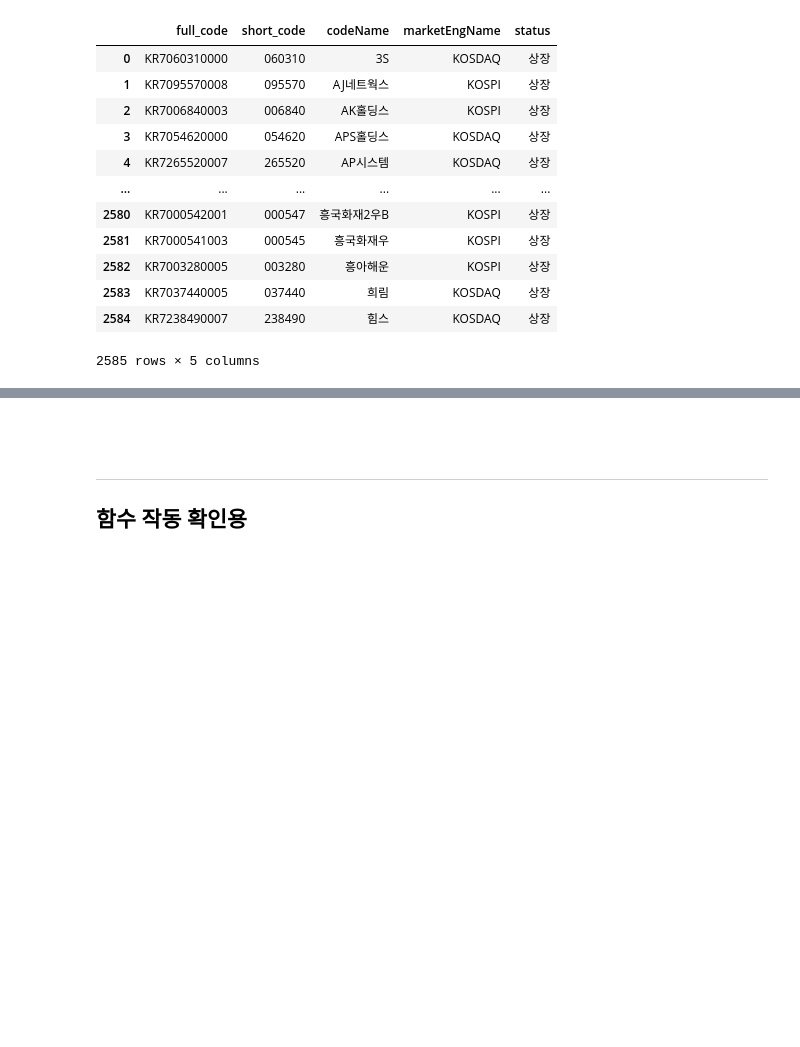
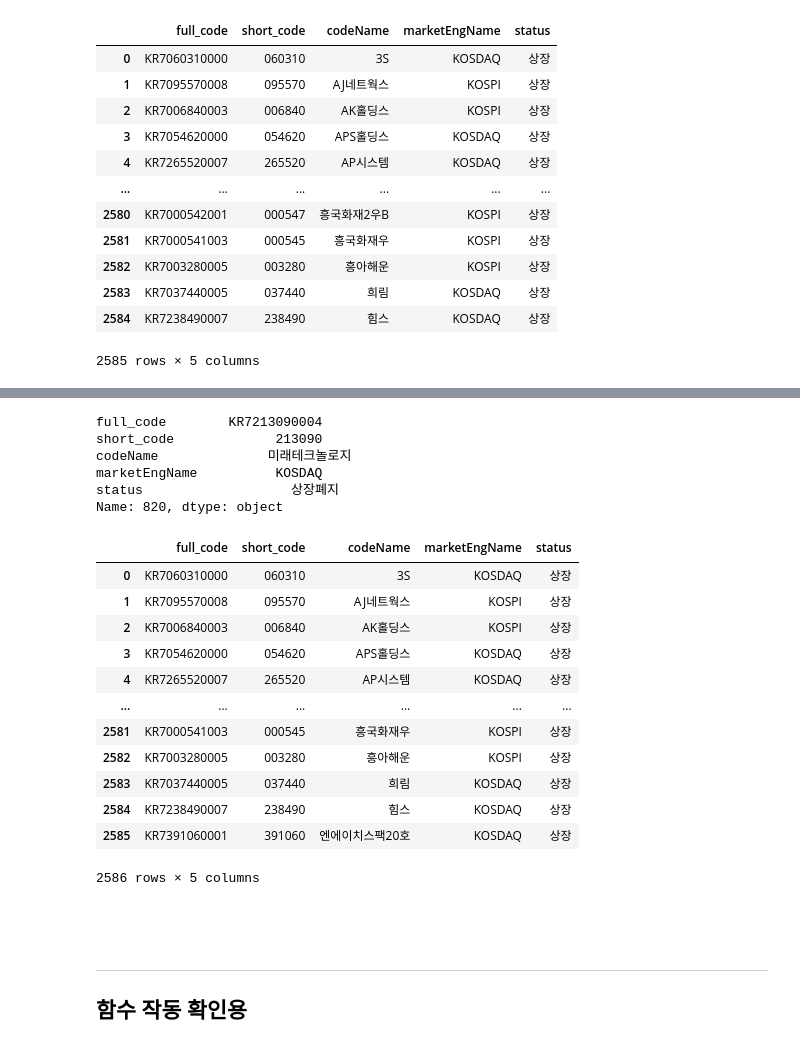
Before and after one commit to baeksumin/k-project, a Jupyter notebook: KRX_data.ipynb, the cells around one changed output, grey strips where cells are left out. Cells and saved outputs as stored; diff of their text form; code cells hidden in the pictures; blank space fills up the shorter version.

```diff
--- a/KRX_data.ipynb
+++ b/KRX_data.ipynb
@@ -179,26 +183,50 @@ def change_delisting(df, week_delisting,today):
+# %%
+def change_new_listing (df,new_listing):  #새로 상장된 주식 full_code에 추가하기
+
+  result =  new_listing.iloc[0,0] != '조회된 결과값이 없습니다.'
+
+  if (result):  #신규 상장이 있으면.
+
+    for i in range(new_listing.shape[0]):
+      if (new_listing.iloc[0,2] == '신규상장') :
+        new = KRX_search_fullcode(new_listing.iloc[i,0])
+        new['status']="상장"
+        df = df.append(new, ignore_index = True)
+        print(new.iloc[0,1]+' '+ new.iloc[0,2]+ ' 종목 추가')
+
+  return df
 # %%
 # 최종 full_code 업데이트 함수.
 def update_fullcode(df):
 
   day7, today = today_date()  #일주일 기간 날짜 구하기.
-
-  #임시 확인용.
   print('일주일 전 : '+ day7)
   print('오늘 : '+ today+'\n')
+
 
   print('-----------------------------------------------------------------------')
   print('한 주 상장폐지 종목 조회\n')
   week_delisting01 = week_delisting(day7,today) #한 주동안 상장폐지된 항목 조회
   week_delisting01['DELIST_DD'] = week_delisting01['DELIST_DD'].str.replace('/','')
-
-  #임시 확인용.
   print(week_delisting01+ '\n')
   print(week_delisting01['DELIST_DD'])
+  print('\n-------------------------------------------------------------------------\n')
+
 
   df = change_delisting(df, week_delisting01, today) # 상장폐지 항목 df에서 상장폐지 상태 변경.
   print('\n상장폐지 항목 상태 변경완료')
-  print('-------------------------------------------------------------------------')
+  print('-------------------------------------------------------------------------\n')
 
-  # 신규상장 df에 추가하기.
+  # 신규상장 종목 조회
+  print("당일 신규상장 종목 조회\n")
+  new_listing01 = new_listing(today)
+  print(new_listing01)
+  print('\n-------------------------------------------------------------------------\n')
+
+  #신규상장 상태 변경
+  df = change_new_listing (df,new_listing01)
+  print("신규상장 상태 변경 완료")
+  print('\n-------------------------------------------------------------------------\n')
+
 
   return df
@@ -241,0 +233,2 @@ Name: DELIST_DD, dtype: object
+# %%
+full_code = update_fullcode(full_code)
@@ -241,0 +253,26 @@ Name: DELIST_DD, dtype: object
+# %%
+# 상장 폐지 상태로 변경되었는지 확인.
+full_code.iloc[820,:]
+# %% [output]
+full_code        KR7213090004
+short_code             213090
+codeName              미래테크놀로지
+marketEngName          KOSDAQ
+status                   상장폐지
+Name: 820, dtype: object
+# %%
+full_code # 맨 마지막 열에 오늘 상장된 주식 추가된 거 확인.
+# %% [output]
+|  | full_code | short_code | codeName | marketEngName | status |
+| 0 | KR7060310000 | 060310 | 3S | KOSDAQ | 상장 |
+| 1 | KR7095570008 | 095570 | AJ네트웍스 | KOSPI | 상장 |
+| 2 | KR7006840003 | 006840 | AK홀딩스 | KOSPI | 상장 |
+| 3 | KR7054620000 | 054620 | APS홀딩스 | KOSDAQ | 상장 |
+| 4 | KR7265520007 | 265520 | AP시스템 | KOSDAQ | 상장 |
+| ... | ... | ... | ... | ... | ... |
+| 2581 | KR7000541003 | 000545 | 흥국화재우 | KOSPI | 상장 |
+| 2582 | KR7003280005 | 003280 | 흥아해운 | KOSPI | 상장 |
+| 2583 | KR7037440005 | 037440 | 희림 | KOSDAQ | 상장 |
+| 2584 | KR7238490007 | 238490 | 힘스 | KOSDAQ | 상장 |
+| 2585 | KR7391060001 | 391060 | 엔에이치스팩20호 | KOSDAQ | 상장 |
+2586 rows × 5 columns
```
Also changed, not shown: parts of 15 cells of this notebook.
